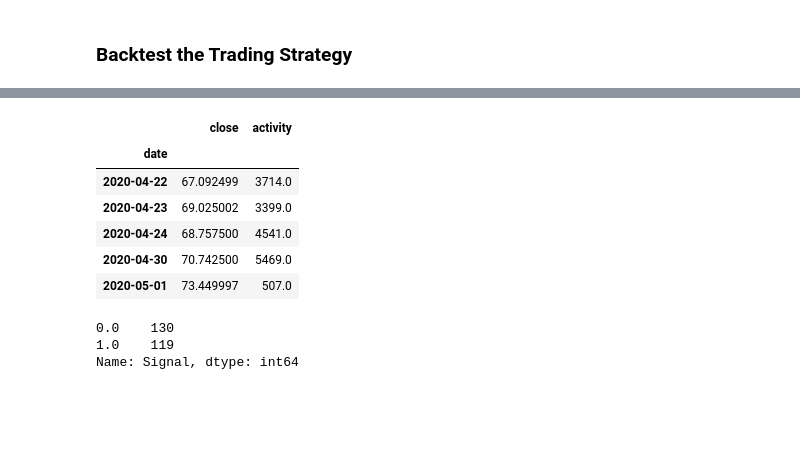
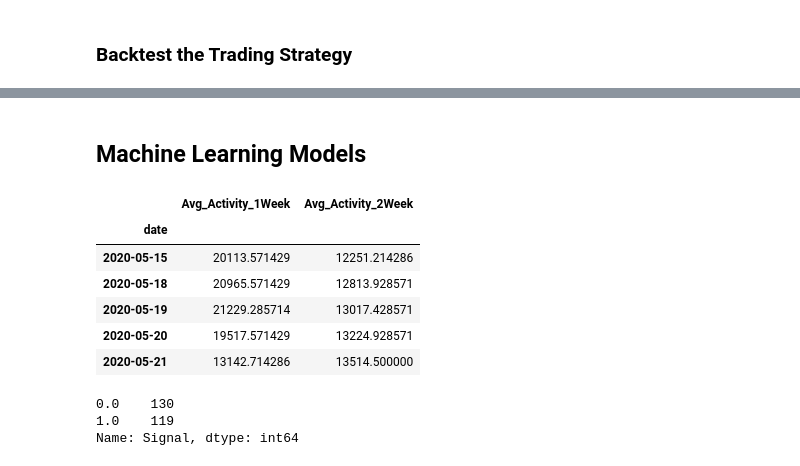
Before and after one commit to stk714/SocialMediaBets, a Jupyter notebook: Social_Sentiment_AAPL.ipynb, the cells around one changed output, grey strips where cells are left out. Cells and saved outputs as stored; diff of their text form; code cells hidden in the pictures; blank space fills up the shorter version.

Commit message:
machine learning model

```diff
--- a/Social_Sentiment_AAPL.ipynb
+++ b/Social_Sentiment_AAPL.ipynb
@@ -446,3 +445,5 @@ trade_evaluation_df["Profit/Loss"].sum()
+# %% [markdown]
+## Machine Learning Models
 # %%
 from sklearn import svm
 from sklearn.preprocessing import StandardScaler
@@ -451,18 +452,18 @@ from sklearn.metrics import classification_report
 # %%
 #Split data into training and testing datasets for aapl_df
 # Assign a copy of the Close and activity columns to a features DataFrame called X
-X = aapl_df[['close', 'activity']].shift().dropna()
+X = aapl_df[['Avg_Activity_1Week', 'Avg_Activity_2Week']].shift().dropna()
 
 # Review the DataFrame
 X.head()
 # %% [output]
-|  | close | activity |
+|  | Avg_Activity_1Week | Avg_Activity_2Week |
 | date |  |  |
-| 2020-04-22 | 67.092499 | 3714.0 |
-| 2020-04-23 | 69.025002 | 3399.0 |
-| 2020-04-24 | 68.757500 | 4541.0 |
-| 2020-04-30 | 70.742500 | 5469.0 |
-| 2020-05-01 | 73.449997 | 507.0 |
+| 2020-05-15 | 20113.571429 | 12251.214286 |
+| 2020-05-18 | 20965.571429 | 12813.928571 |
+| 2020-05-19 | 21229.285714 | 13017.428571 |
+| 2020-05-20 | 19517.571429 | 13224.928571 |
+| 2020-05-21 | 13142.714286 | 13514.500000 |
 # %%
 # Create the target set selecting the Signal column and assiging it to y
 y = aapl_df['Signal']
```
Also changed, not shown: parts of 31 cells of this notebook, 2 other files.
